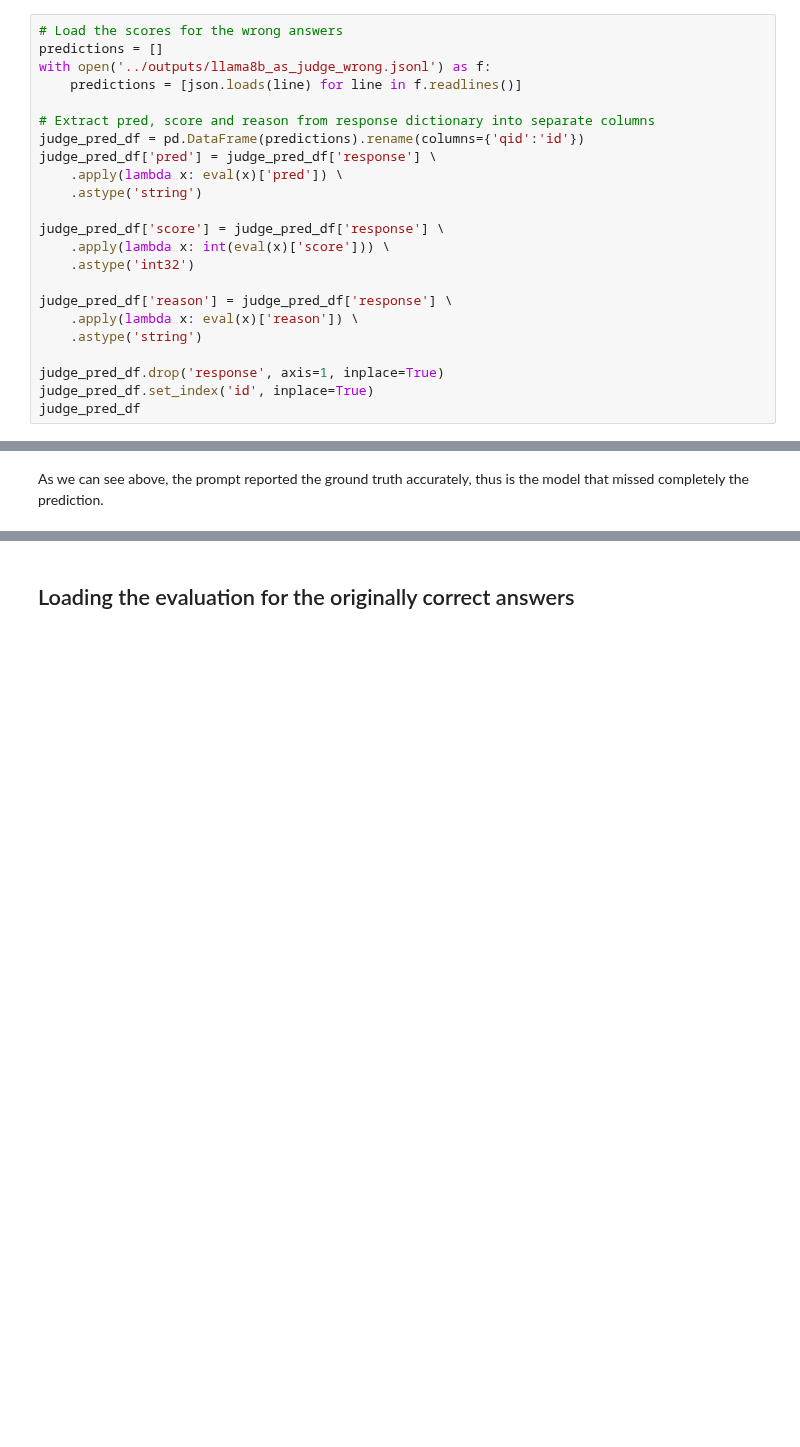
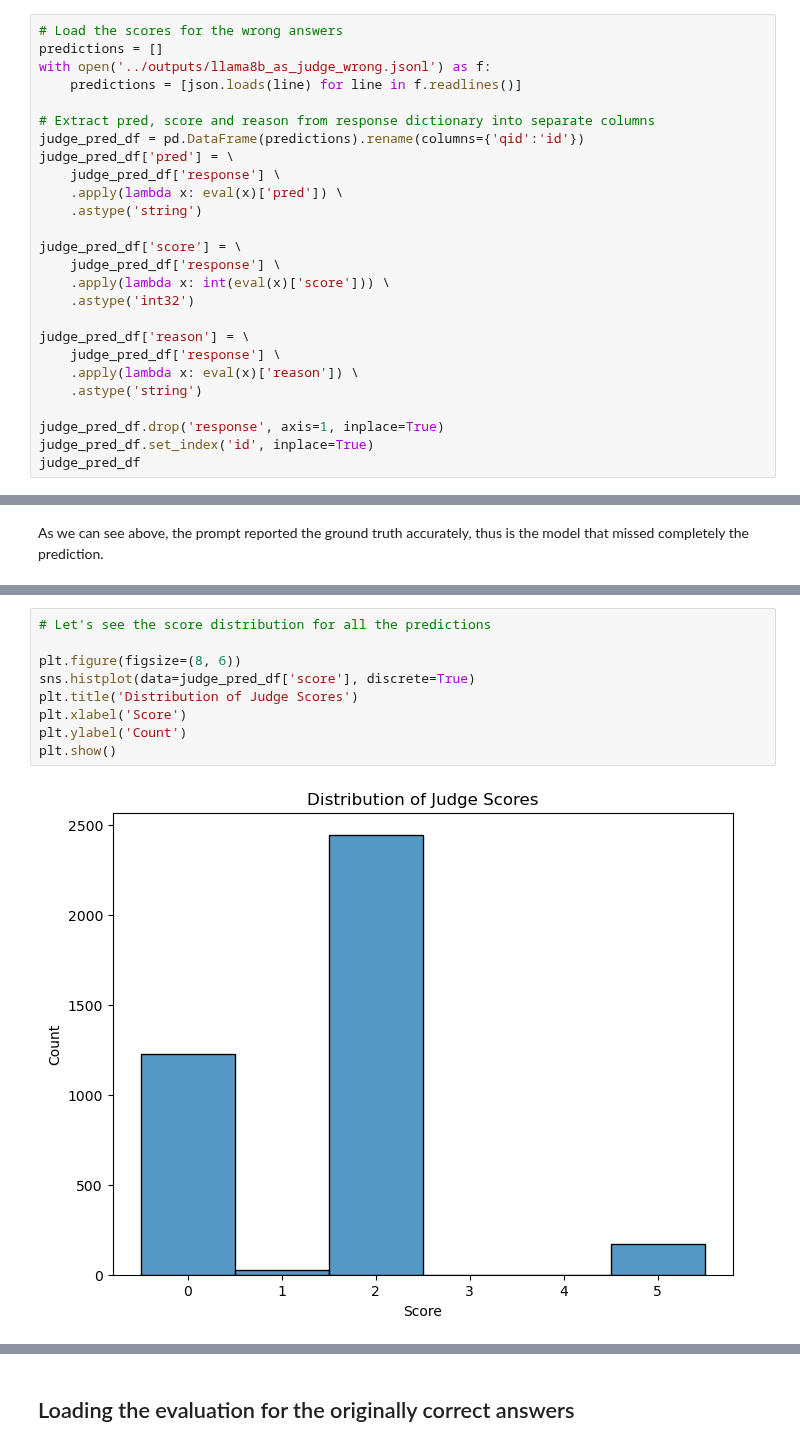
Before and after one commit to FabioLusha/video-neurosymbolic, a Jupyter notebook: star_code/experiments/resp_analysis7_llama8b_as_judge.ipynb, the cells around one changed output, grey strips where cells are left out. Saved outputs shown, nothing was run; the diff lists cells and outputs as text; blank space fills up the shorter version.

```diff
--- a/star_code/experiments/resp_analysis7_llama8b_as_judge.ipynb
+++ b/star_code/experiments/resp_analysis7_llama8b_as_judge.ipynb
@@ -72,15 +74,18 @@ with open('../outputs/llama8b_as_judge_wrong.jsonl') as f:
 
 # Extract pred, score and reason from response dictionary into separate columns
 judge_pred_df = pd.DataFrame(predictions).rename(columns={'qid':'id'})
-judge_pred_df['pred'] = judge_pred_df['response'] \
+judge_pred_df['pred'] = \
+    judge_pred_df['response'] \
     .apply(lambda x: eval(x)['pred']) \
     .astype('string')
 
-judge_pred_df['score'] = judge_pred_df['response'] \
+judge_pred_df['score'] = \
+    judge_pred_df['response'] \
     .apply(lambda x: int(eval(x)['score'])) \
     .astype('int32')
 
-judge_pred_df['reason'] = judge_pred_df['response'] \
+judge_pred_df['reason'] = \
+    judge_pred_df['response'] \
     .apply(lambda x: eval(x)['reason']) \
     .astype('string')
 
@@ -278,0 +341,11 @@ actually_true = ['Prediction_T3_819', 'Sequence_T5_2830', 'Sequence_T1_3189']
+# %%
+# Let's see the score distribution for all the predictions
+
+plt.figure(figsize=(8, 6))
+sns.histplot(data=judge_pred_df['score'], discrete=True)
+plt.title('Distribution of Judge Scores')
+plt.xlabel('Score')
+plt.ylabel('Count')
+plt.show()
+# %% [output]
+[figure, added]
```
Also changed, not shown: parts of 45 cells of this notebook, 1 other file.
